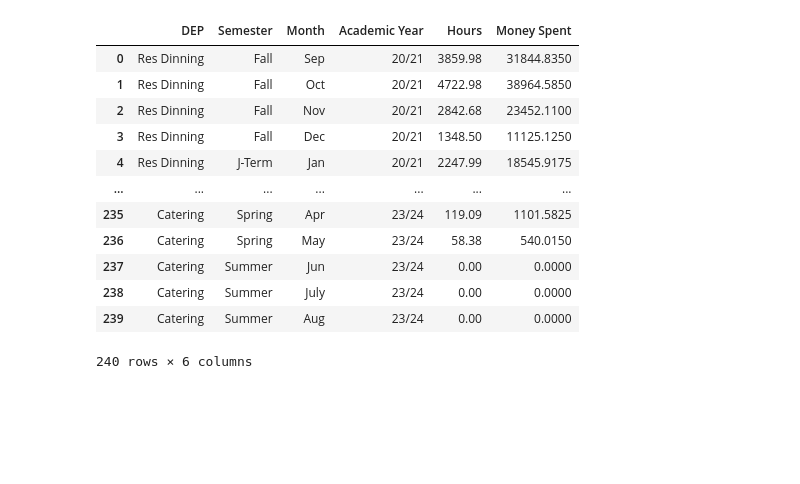
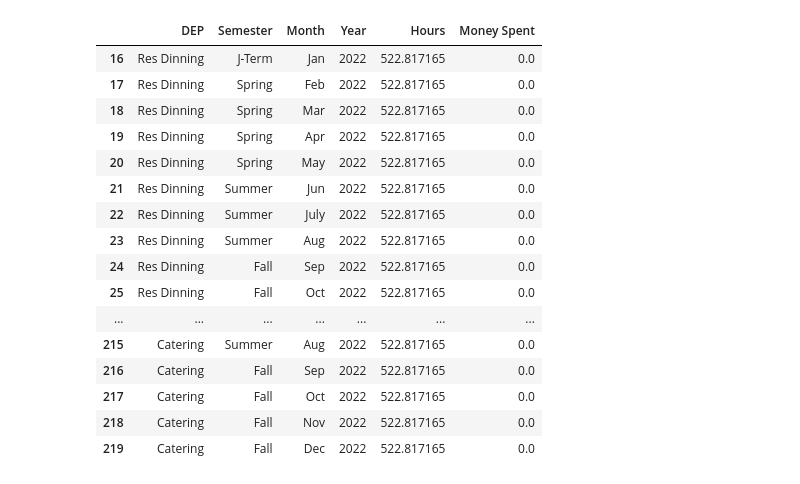
Before and after one commit to warrmu01/Hours-Analysis, a Jupyter notebook: DataCleaning.ipynb, the cells around one changed output. Cells and saved outputs as stored; diff of their text form; code cells hidden in the pictures; blank space fills up the shorter version.

Commit message:
linear regression on the data

```diff
--- a/DataCleaning.ipynb
+++ b/DataCleaning.ipynb
@@ -33,3 +56 @@ Money Spent       0
 dtype: int64
-# %%
-Dinning['Hours'].fillna(Dinning['Hours'].mean(), inplace=True)
@@ -42,0 +108,32 @@ For example, when doing 'df[col].method(value, inplace=True)', try using 'df.met
+# %%
+def linear_regression_impute(df, target_column, feature_columns):
+    # Separate the data into rows with and without missing values
+    df_missing = df[df[target_column].isnull()]
+    df_not_missing = df.dropna(subset=[target_column])
+
+    # If there are no missing values, return the original dataframe
+    if df_missing.empty:
+        print(f"No missing values for {target_column}. Skipping imputation.")
+        return df
+
+    # Create training and test sets for the model
+    X_train = df_not_missing[feature_columns]
+    y_train = df_not_missing[target_column]
+
+    # Create and fit a linear regression model
+    model = LinearRegression()
+    model.fit(X_train, y_train)
+
+    # Predict missing values using the model
+    X_missing = df_missing[feature_columns]
+    predicted_values = model.predict(X_missing)
+
+    # Create a dataset with imputed missing values
+    df_filled = df.copy()
+    df_filled.loc[df_missing.index, target_column] = predicted_values
+
+    return df_filled
+# %%
+target_columns_to_impute = ['Hours']
+feature_columns_for_imputation = ['Year']
+linear_data = Dinning.copy()
@@ -42,0 +156,3 @@ For example, when doing 'df[col].method(value, inplace=True)', try using 'df.met
+# %%
+for target_column in target_columns_to_impute:
+    linear_data = linear_regression_impute(linear_data, target_column, feature_columns_for_imputation)
@@ -53,17 +187,22 @@ Money Spent      0
 dtype: int64
-# %%
-Dinning
-# %% [output]
-|  | DEP | Semester | Month | Academic Year | Hours | Money Spent |
-| 0 | Res Dinning | Fall | Sep | 20/21 | 3859.98 | 31844.8350 |
-| 1 | Res Dinning | Fall | Oct | 20/21 | 4722.98 | 38964.5850 |
-| 2 | Res Dinning | Fall | Nov | 20/21 | 2842.68 | 23452.1100 |
-| 3 | Res Dinning | Fall | Dec | 20/21 | 1348.50 | 11125.1250 |
-| 4 | Res Dinning | J-Term | Jan | 20/21 | 2247.99 | 18545.9175 |
-| ... | ... | ... | ... | ... | ... | ... |
-| 235 | Catering | Spring | Apr | 23/24 | 119.09 | 1101.5825 |
-| 236 | Catering | Spring | May | 23/24 | 58.38 | 540.0150 |
-| 237 | Catering | Summer | Jun | 23/24 | 0.00 | 0.0000 |
-| 238 | Catering | Summer | July | 23/24 | 0.00 | 0.0000 |
-| 239 | Catering | Summer | Aug | 23/24 | 0.00 | 0.0000 |
-240 rows × 6 columns
+# %%
+df_2022 = linear_data[linear_data['Year'] == 2022]
+df_2022
+# %% [output]
+|  | DEP | Semester | Month | Year | Hours | Money Spent |
+| 16 | Res Dinning | J-Term | Jan | 2022 | 522.817165 | 0.0 |
+| 17 | Res Dinning | Spring | Feb | 2022 | 522.817165 | 0.0 |
+| 18 | Res Dinning | Spring | Mar | 2022 | 522.817165 | 0.0 |
+| 19 | Res Dinning | Spring | Apr | 2022 | 522.817165 | 0.0 |
+| 20 | Res Dinning | Spring | May | 2022 | 522.817165 | 0.0 |
+| 21 | Res Dinning | Summer | Jun | 2022 | 522.817165 | 0.0 |
+| 22 | Res Dinning | Summer | July | 2022 | 522.817165 | 0.0 |
+| 23 | Res Dinning | Summer | Aug | 2022 | 522.817165 | 0.0 |
+| 24 | Res Dinning | Fall | Sep | 2022 | 522.817165 | 0.0 |
+| 25 | Res Dinning | Fall | Oct | 2022 | 522.817165 | 0.0 |
+| ... | ... | ... | ... | ... | ... | ... |
+| 215 | Catering | Summer | Aug | 2022 | 522.817165 | 0.0 |
+| 216 | Catering | Fall | Sep | 2022 | 522.817165 | 0.0 |
+| 217 | Catering | Fall | Oct | 2022 | 522.817165 | 0.0 |
+| 218 | Catering | Fall | Nov | 2022 | 522.817165 | 0.0 |
+| 219 | Catering | Fall | Dec | 2022 | 522.817165 | 0.0 |
```
Also changed, not shown: parts of 12 cells of this notebook, 2 other files.
